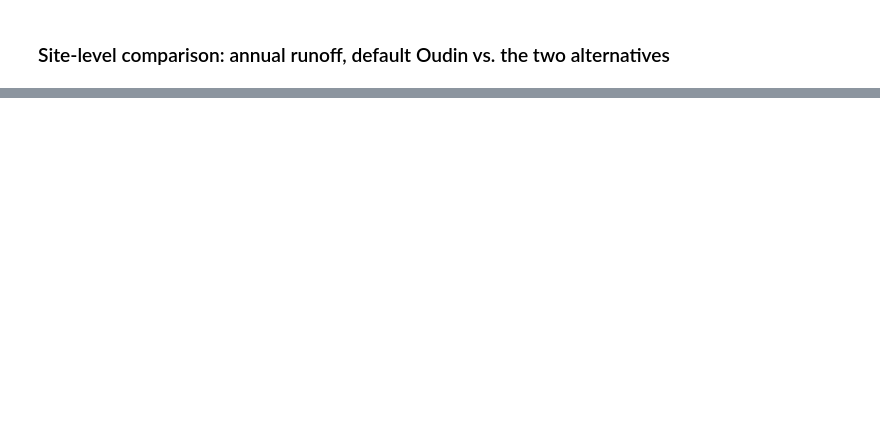
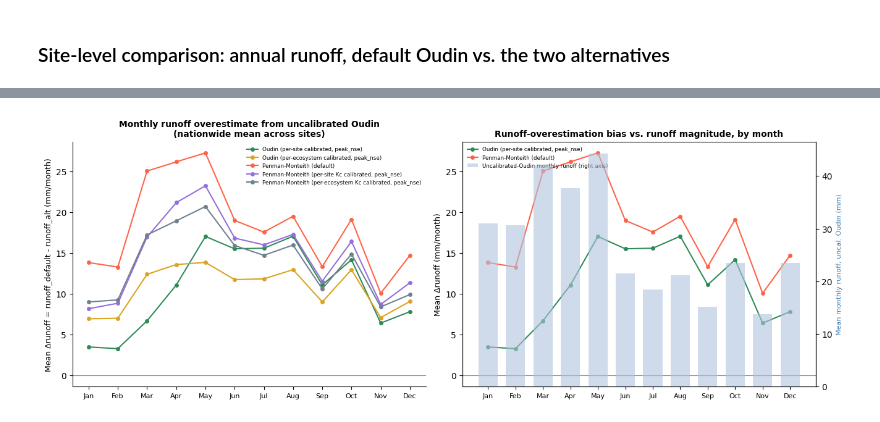
Before and after one commit to KECognac/WBM_ET_Exploration, a Jupyter notebook: notebooks/10_runoff_implications.ipynb, the cells around one changed output, grey strips where cells are left out. Cells and saved outputs as stored; diff of their text form; code cells hidden in the pictures; blank space fills up the shorter version.

```diff
--- a/notebooks/10_runoff_implications.ipynb
+++ b/notebooks/10_runoff_implications.ipynb
@@ -252,0 +445,75 @@ print(f"Sites where uncalibrated Oudin overestimates runoff vs. Penman-Monteith:
+# %%
+MONTH_NAMES = ["Jan","Feb","Mar","Apr","May","Jun","Jul","Aug","Sep","Oct","Nov","Dec"]
+
+nation_monthly = monthly.groupby("month")[
+    ["runoff_default", "aet_default"]
+    + [f"runoff_{a}" for a in ALTERNATIVES]
+    + [f"aet_{a}" for a in ALTERNATIVES]
+    + [f"delta_runoff_{a}" for a in ALTERNATIVES]
+    + [f"delta_aet_{a}" for a in ALTERNATIVES]
+].mean()
+nation_monthly.to_csv("../Data/runoff_implications/monthly_water_balance_nationwide.csv")
+
+fig, axes = plt.subplots(1, 2, figsize=(13, 4.6), constrained_layout=True)
+
+# Panel 1: monthly runoff-overestimation bias, all five alternatives.
+ax = axes[0]
+for alt in ALTERNATIVES:
+    ax.plot(nation_monthly.index, nation_monthly[f"delta_runoff_{alt}"],
+             marker="o", markersize=4, color=ALT_COLORS[alt], label=VARIANT_LABELS[alt])
+ax.axhline(0, color="grey", linewidth=0.8)
+ax.set_xticks(range(1, 13)); ax.set_xticklabels(MONTH_NAMES, fontsize=8)
+ax.set_ylabel("Mean Δrunoff = runoff_default - runoff_alt (mm/month)", fontsize=9)
+ax.set_title("Monthly runoff overestimate from uncalibrated Oudin\n(nationwide mean across sites)",
+             fontsize=10, fontweight="bold")
+ax.legend(fontsize=6.3, frameon=False)
+ax.spines[["top", "right"]].set_visible(False)
+
+# Panel 2: bias overlaid on the alternative's own monthly runoff magnitude, to
+# visually test whether the bias tracks the size of runoff itself.
+ax = axes[1]
+ax2 = ax.twinx()
+ax2.bar(nation_monthly.index, nation_monthly["runoff_default"], color="lightsteelblue",
+        alpha=0.6, width=0.7, zorder=1, label="Uncalibrated-Oudin monthly runoff (right axis)")
+for alt in ("sitecal", "pm"):
+    ax.plot(nation_monthly.index, nation_monthly[f"delta_runoff_{alt}"],
+             marker="o", markersize=4, color=ALT_COLORS[alt], label=VARIANT_LABELS[alt], zorder=3)
+ax.axhline(0, color="grey", linewidth=0.8, zorder=2)
+ax.set_xticks(range(1, 13)); ax.set_xticklabels(MONTH_NAMES, fontsize=8)
+ax.set_ylabel("Mean Δrunoff (mm/month)", fontsize=9)
+ax2.set_ylabel("Mean monthly runoff, uncal. Oudin (mm)", fontsize=8, color="steelblue")
+ax.set_title("Runoff-overestimation bias vs. runoff magnitude, by month", fontsize=10, fontweight="bold")
+lines1, labels1 = ax.get_legend_handles_labels()
+lines2, labels2 = ax2.get_legend_handles_labels()
+ax.legend(lines1 + lines2, labels1 + labels2, fontsize=6.3, frameon=False, loc="upper left")
+ax.spines[["top"]].set_visible(False)
+
+plt.savefig("../Data/runoff_implications/monthly_runoff_bias_nationwide.png", dpi=150, bbox_inches="tight")
+plt.show()
+print("Saved to Data/runoff_implications/monthly_runoff_bias_nationwide.png")
+
+# ── Directly test the motivating hypothesis: is the overestimation bias
+# biggest in the months that already generate the most runoff? ─────────────
+print("\nAcross the 12 calendar months (nationwide mean), correlation between "
+      "uncalibrated-Oudin's\nown monthly runoff magnitude and the size of its "
+      "overestimation bias vs. each alternative:")
+for alt in ALTERNATIVES:
+    corr = nation_monthly["runoff_default"].corr(nation_monthly[f"delta_runoff_{alt}"])
+    print(f"  runoff_default vs delta_runoff_{alt:10s}: r = {corr:+.2f}")
+
+peak_runoff_month = MONTH_NAMES[int(nation_monthly["runoff_default"].idxmax()) - 1]
+print(f"\nMonth with largest mean runoff (uncal. Oudin): {peak_runoff_month} "
+      f"({nation_monthly['runoff_default'].max():.1f} mm/month)")
+for alt in ALTERNATIVES:
+    worst_m = nation_monthly[f"delta_runoff_{alt}"].idxmax()
+    print(f"Month with largest Δrunoff vs {VARIANT_LABELS[alt]}: "
+          f"{MONTH_NAMES[int(worst_m) - 1]} ({nation_monthly[f'delta_runoff_{alt}'].max():+.1f} mm/month)")
+
+print("\nFor context, monthly AET bias (ΔAET = AET_alt - AET_default, positive means "
+      "the alternative\nadds back AET the default was missing) across the same months:")
+for alt in ALTERNATIVES:
+    worst_m = nation_monthly[f"delta_aet_{alt}"].idxmax()
+    print(f"  Largest ΔAET vs {VARIANT_LABELS[alt]:58s}: "
+          f"{MONTH_NAMES[int(worst_m) - 1]} ({nation_monthly[f'delta_aet_{alt}'].max():+.1f} mm/month)")
+# %% [output]
+[figure, added]
```
Also changed, not shown: parts of 12 cells of this notebook, 4 other files.
